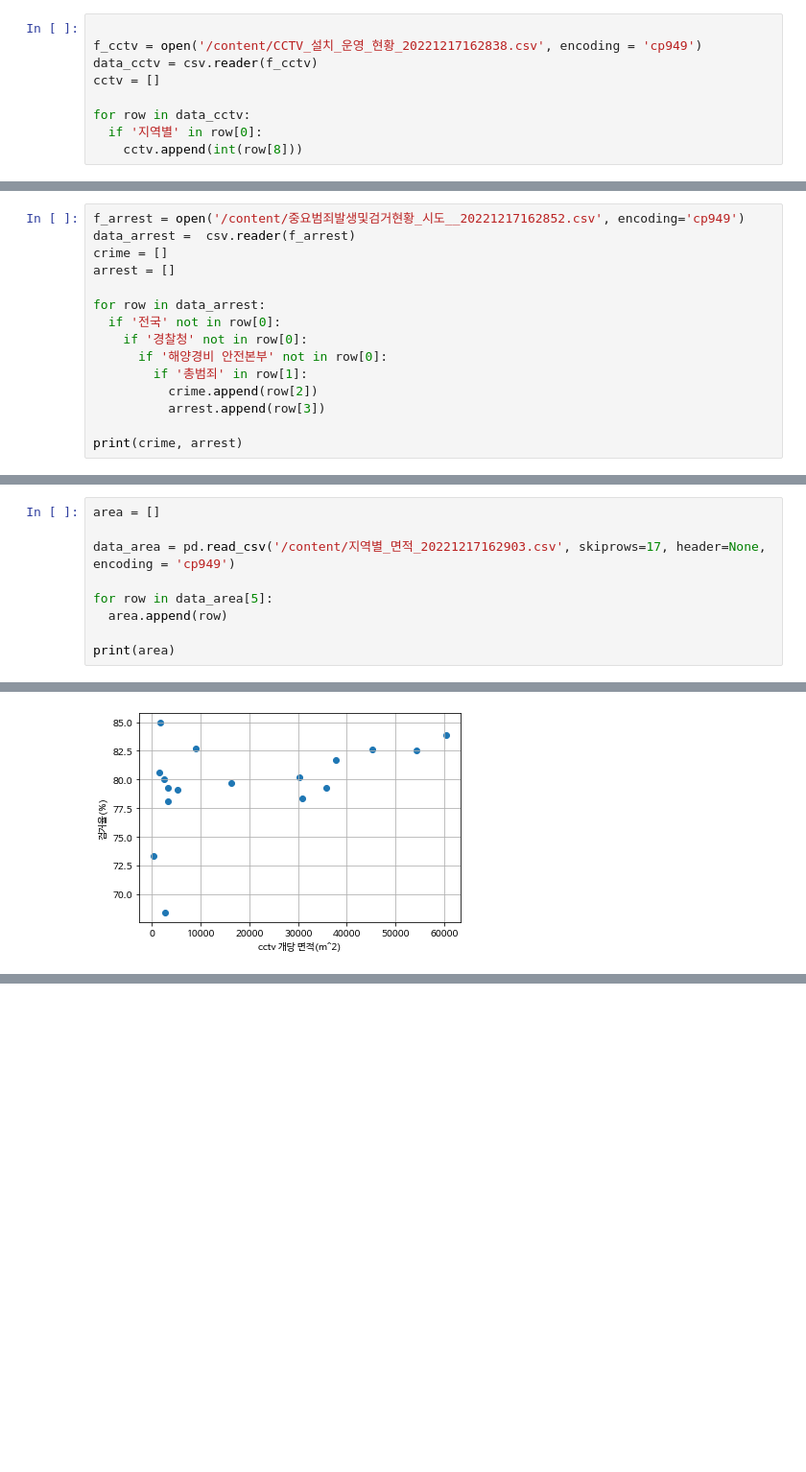
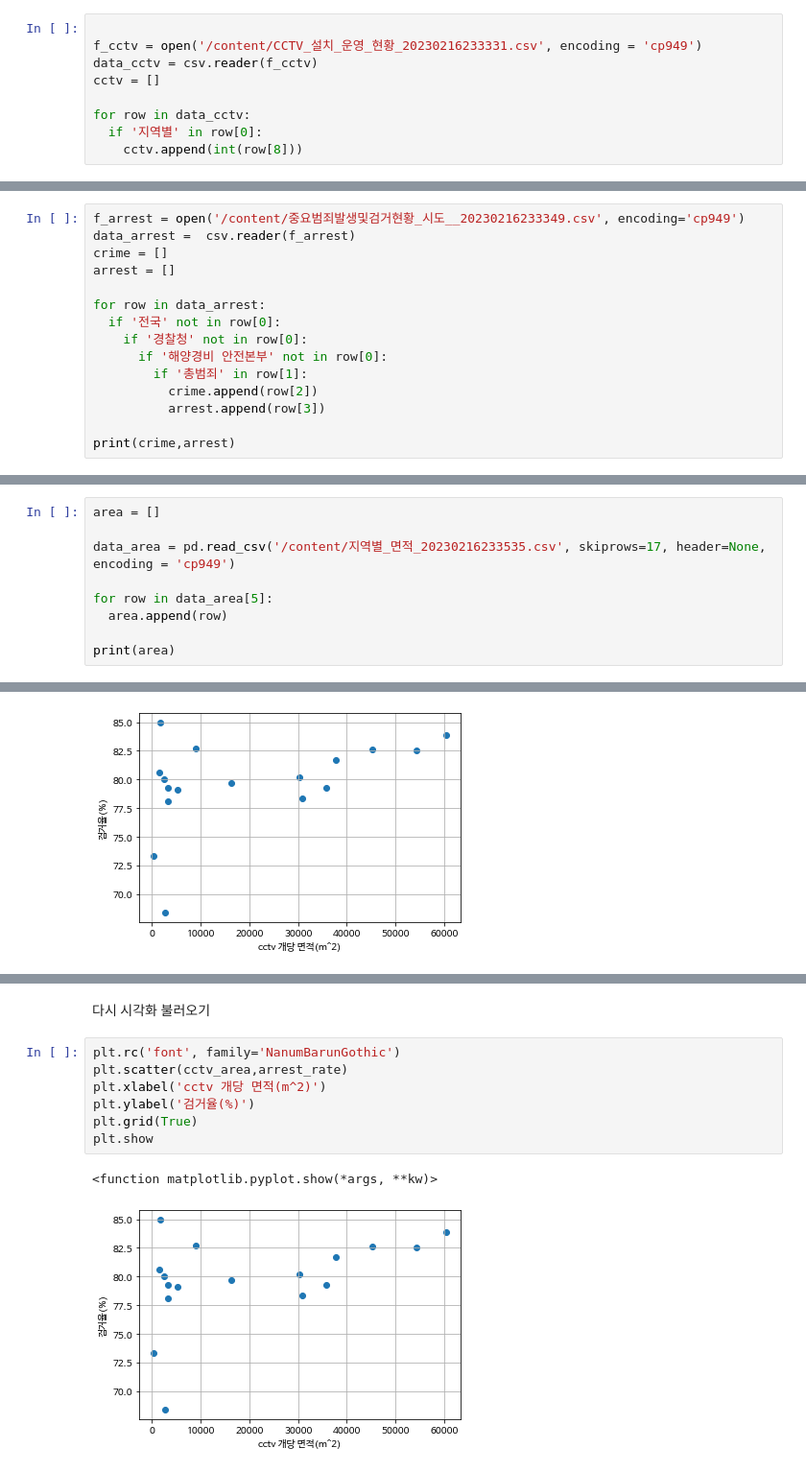
Before and after one commit to taehyunKIMGH/python_cctv_data, a Jupyter notebook: 김태현.ipynb, the cells around one changed output, grey strips where cells are left out. Shown: that part at 96% size. Cells and saved outputs as stored; diff of their text form; blank space fills up the shorter version.

```diff
--- a/김태현.ipynb
+++ b/김태현.ipynb
@@ -9,7 +10,7 @@ from scipy.stats import pearsonr
 cctv 개수<br>[사용한 데이터 출처](https://kosis.kr/statHtml/statHtml.do?orgId=127&tblId=DT_2014_82)
 # %%
 
-f_cctv = open('/content/CCTV_설치_운영_현황_20221217162838.csv', encoding = 'cp949')
+f_cctv = open('/content/CCTV_설치_운영_현황_20230216233331.csv', encoding = 'cp949')
 data_cctv = csv.reader(f_cctv)
 cctv = []
 
@@ -19,7 +20,7 @@ for row in data_cctv:
 # %% [markdown]
 범죄 건수와 범죄 검거 건수<br>[사용한 데이터 출처](https://kosis.kr/statHtml/statHtml.do?orgId=101&tblId=DT_1YL20321&conn_path=I2)
 # %%
-f_arrest = open('/content/중요범죄발생및검거현황_시도__20221217162852.csv', encoding='cp949')
+f_arrest = open('/content/중요범죄발생및검거현황_시도__20230216233349.csv', encoding='cp949')
 data_arrest =  csv.reader(f_arrest)
 crime = []
 arrest = []
@@ -32,7 +33,7 @@ for row in data_arrest:
           crime.append(row[2])
           arrest.append(row[3])
 
-print(crime, arrest)
+print(crime,arrest)
 # %% [output]
 ['257969', '100439', '67915', '76584', '39392', '39982', '29085', '5937', '357243', '39593', '43397', '54223', '43650', '48380', '65553', '87879', '25515'] ['189140', '78412', '54752', '60697', '33461 ...
 # %% [markdown]
@@ -52,7 +53,7 @@ print(arrest_rate)
 # %%
 area = []
 
-data_area = pd.read_csv('/content/지역별_면적_20221217162903.csv', skiprows=17, header=None, encoding = 'cp949')
+data_area = pd.read_csv('/content/지역별_면적_20230216233535.csv', skiprows=17, header=None, encoding = 'cp949')
 
 for row in data_area[5]:
   area.append(row)
@@ -108,3 +110,15 @@ Use 'sudo apt autoremove' to remove it.
 /root/.cache/fontconfig: not cleaning non-existent cache directory
 /root/.fontconfig: not cleaning non-existent cache directory
 fc-cache: succeeded
+# %% [markdown]
+다시 시각화 불러오기
+# %%
+plt.rc('font', family='NanumBarunGothic')
+plt.scatter(cctv_area,arrest_rate)
+plt.xlabel('cctv 개당 면적(m^2)')
+plt.ylabel('검거율(%)')
+plt.grid(True)
+plt.show
+# %% [output]
+<function matplotlib.pyplot.show(*args, **kw)>
+[figure, added]
```
Also changed, not shown: parts of 12 cells of this notebook.
